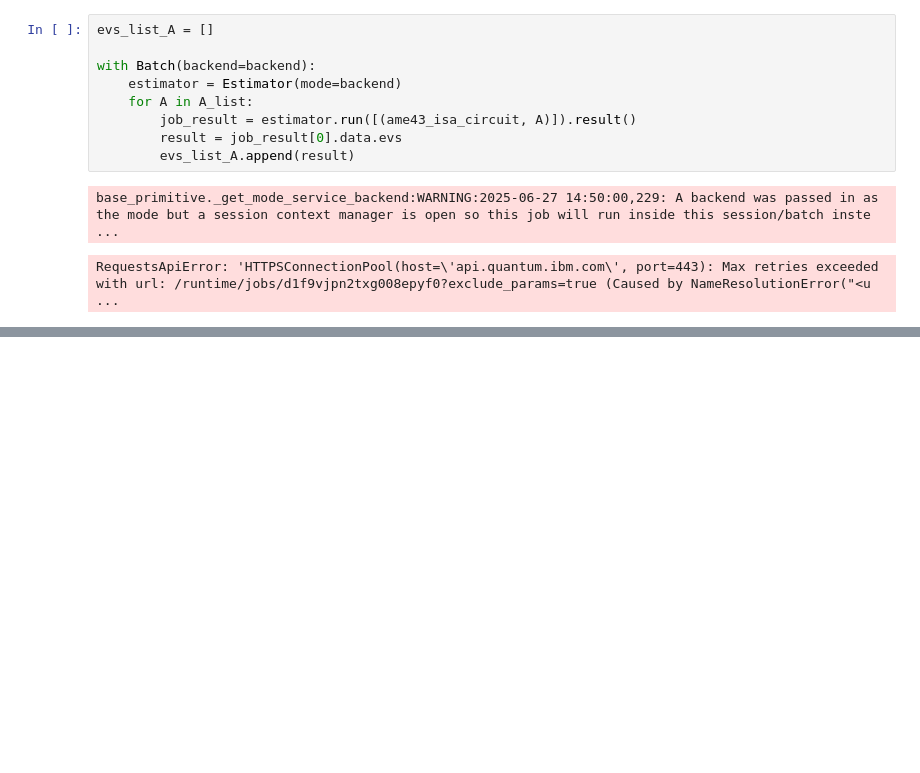
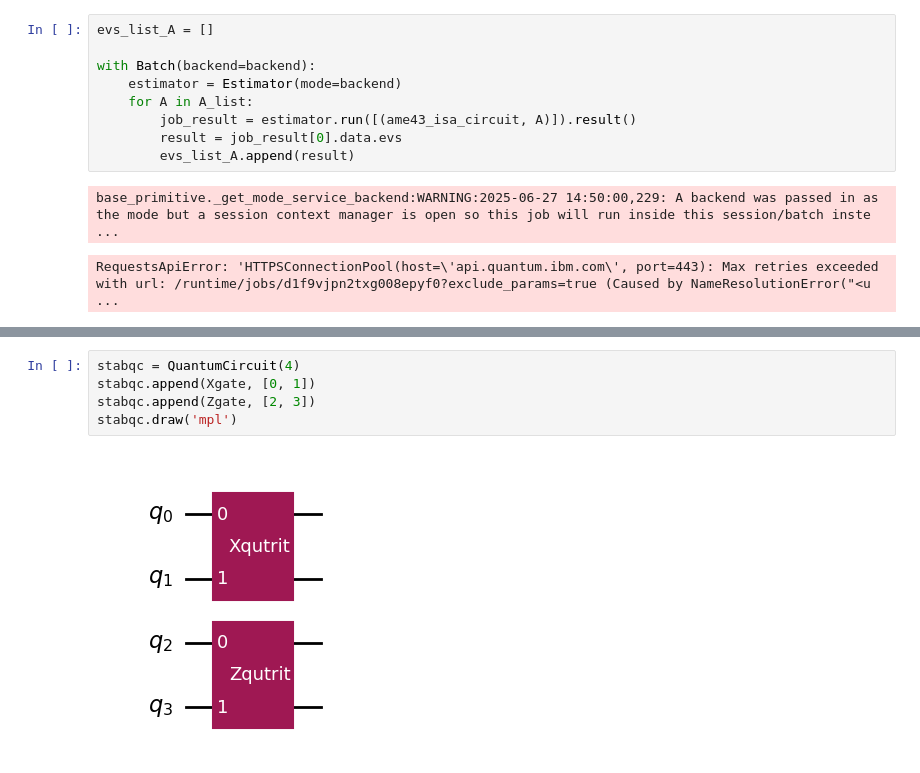
Before and after one commit to slysek/qudityD3, a Jupyter notebook: QuditsOnQubits/real_measurements_IBM.ipynb, the cells around one changed output, grey strips where cells are left out. Drawn from its saved outputs; the diff is of its cells as text; blank space fills up the shorter version.

```diff
--- a/QuditsOnQubits/real_measurements_IBM.ipynb
+++ b/QuditsOnQubits/real_measurements_IBM.ipynb
@@ -202,0 +215,7 @@ RequestsApiError: 'HTTPSConnectionPool(host=\'api.quantum.ibm.com\', port=443):
+# %%
+stabqc = QuantumCircuit(4)
+stabqc.append(Xgate, [0, 1])
+stabqc.append(Zgate, [2, 3])
+stabqc.draw('mpl')
+# %% [output]
+[figure, added]
```
Also changed, not shown: parts of 98 cells of this notebook, 5 other files.
